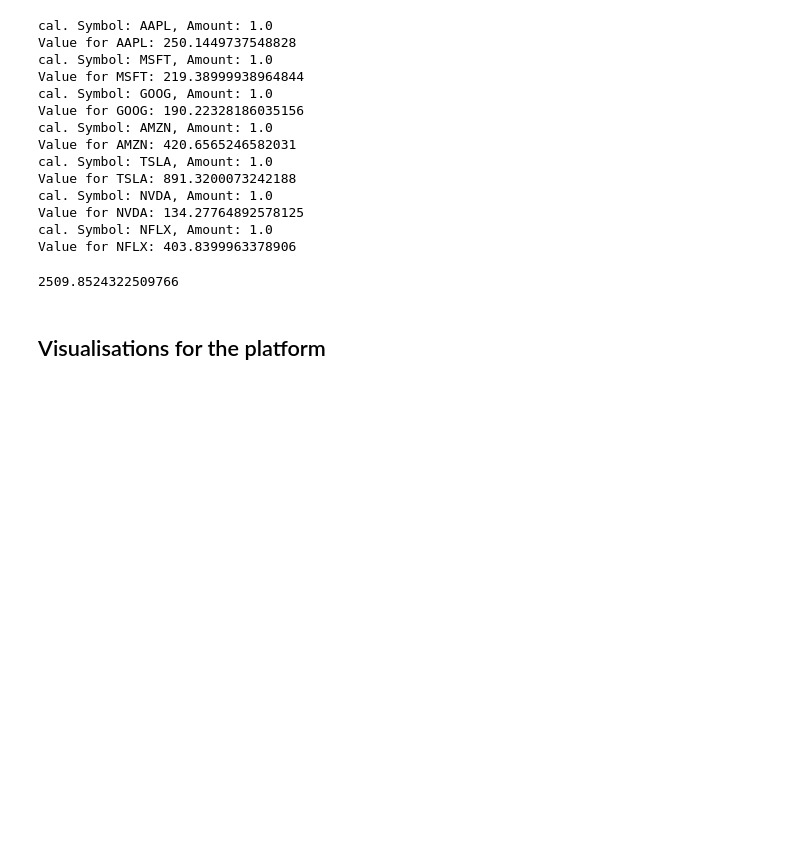
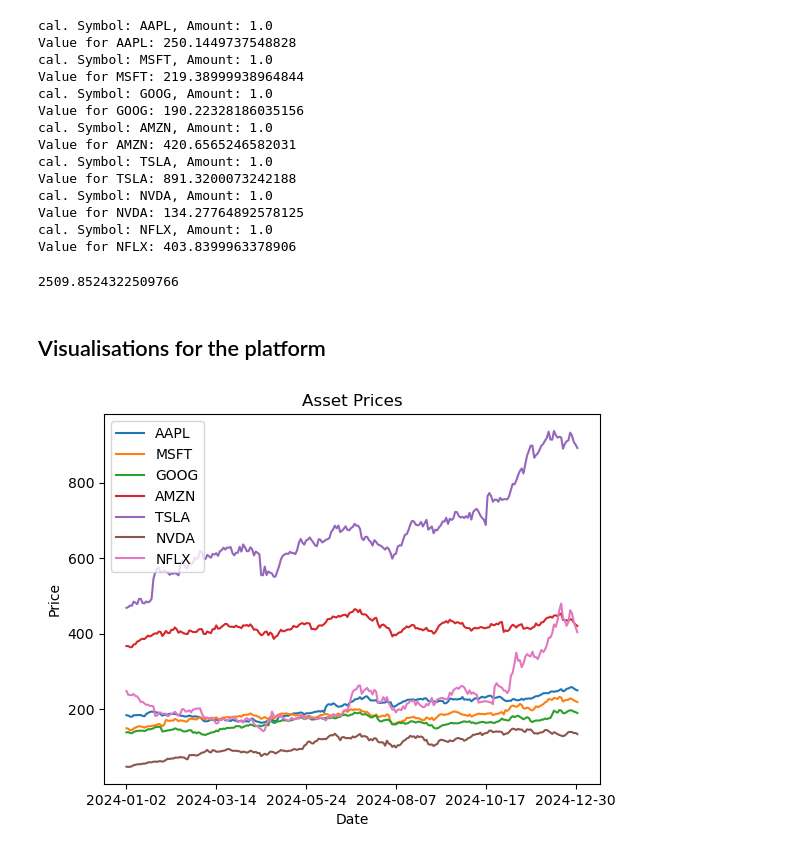
Before and after one commit to santiago20342/python-coruse, a Jupyter notebook: Projects/backtester/test.ipynb, the cells around one changed output. Saved outputs shown, nothing was run; the diff lists cells and outputs as text; code cells hidden in the pictures; blank space fills up the shorter version.

```diff
--- a/Projects/backtester/test.ipynb
+++ b/Projects/backtester/test.ipynb
@@ -106,9 +106,10 @@ from portfolio import Portfolio
 from plotter import plot_prices
 
 shares = ['AAPL', 'MSFT', 'GOOG', 'AMZN', 'TSLA', 'NVDA', 'NFLX']
+num_shares = [1, 1, 1, 1, 1, 1, 1] # Number of shares for each asset
 portfolio = Portfolio()
-for symbol in shares:
-    portfolio.add_asset(symbol, 1)
+for i, symbol in enumerate(shares):
+    portfolio.add_asset(symbol, num_shares[i])
 
 
 
@@ -167,6 +169,10 @@ prices_close_df
 | 253 | 2024-12-31 | 250.1449737548828 | 219.38999938964844 | 190.22328186035156 | 420.6565246582031 | 891.3200073242188 | 134.27764892578125 | 403.8399963378906 |
 254 rows × 8 columns
 # %%
-prices_close_df.columns = ['Date', 'AAPL', 'MSFT', 'GOOG', 'AMZN', 'TSLA', 'NVDA', 'NFLX']
+column_new = ['Date']
+for i,element in enumerate(shares):
+    column_new.append(element)
+print(column_new)
+prices_close_df.columns = column_new
 prices_close_df
 # %% [output]
@@ -250,3 +272,8 @@ Value for NFLX: 403.8399963378906
 ## Visualisations for the platform
 # %%
 #1. basic visualization of stock prices.
+#prices_close_df
+prices_close_df = prices_close_df.astype(float) #turn values to float
+plot_prices(prices_close_df)
+# %% [output]
+[figure, added]
```
Also changed, not shown: parts of 3 cells of this notebook, 2 other files.
